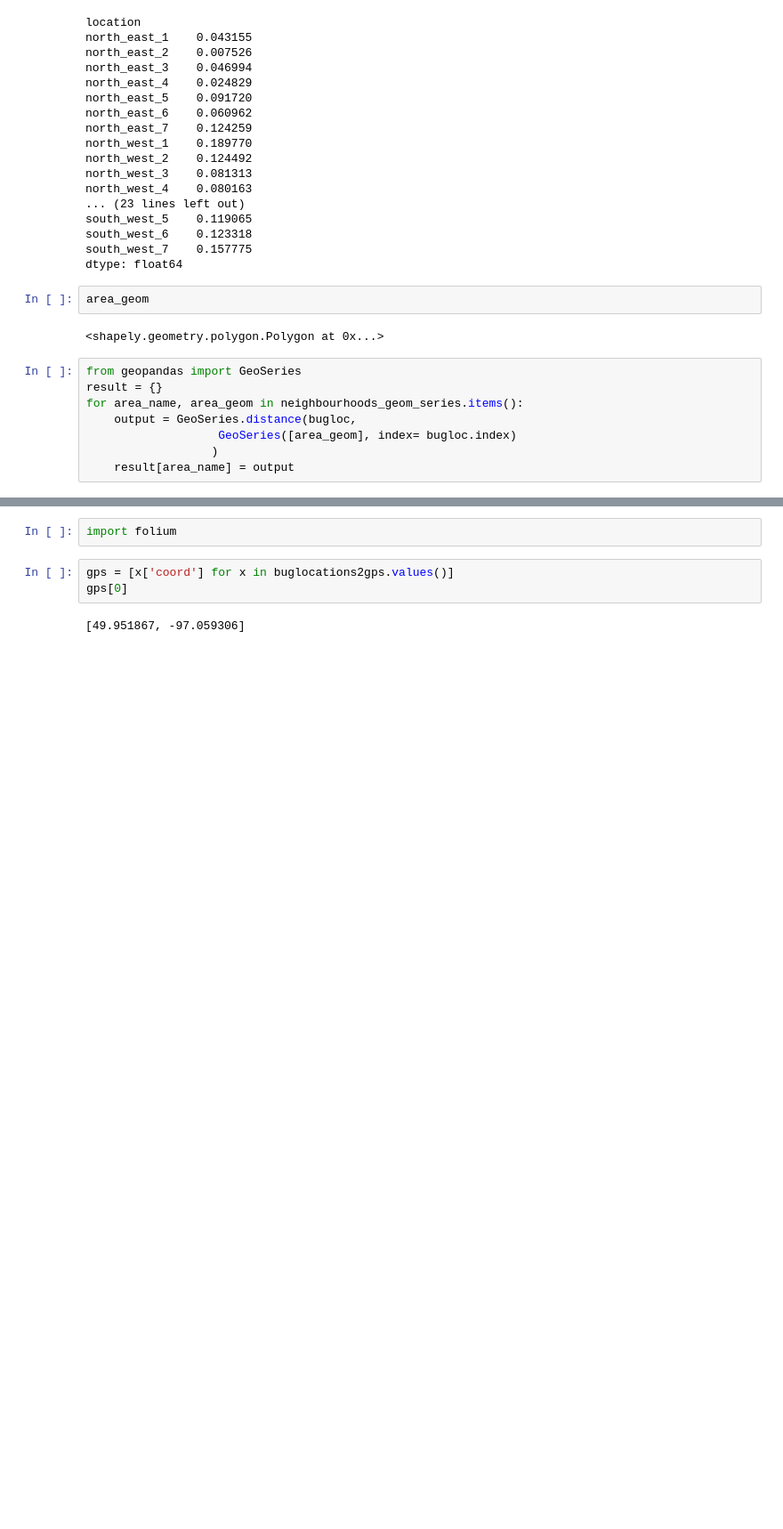
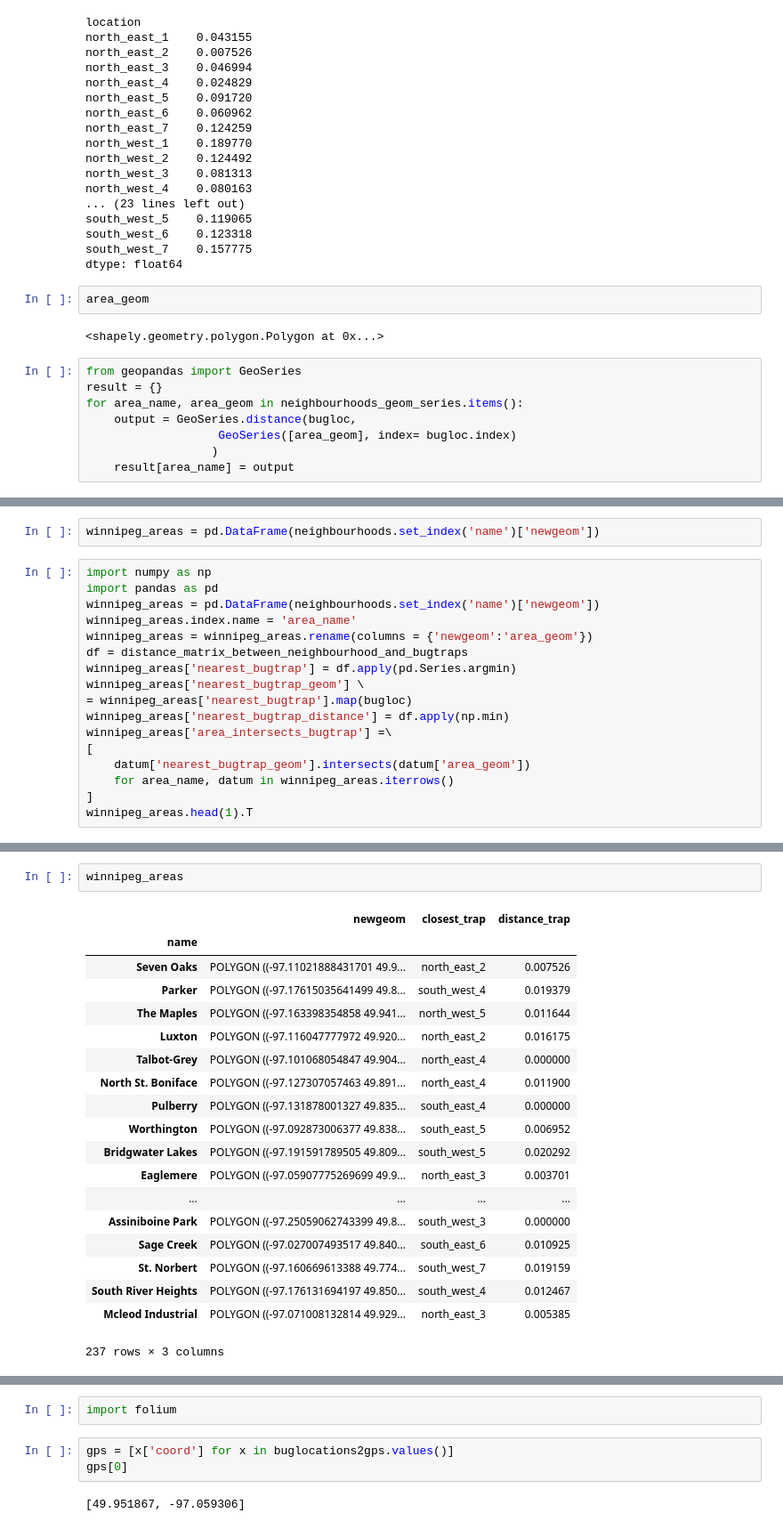
Before and after one commit to ruxi/opendata_hackathon_2018, a Jupyter notebook: Datasets_v3_newcoords.ipynb, the cells around one changed output, grey strips where cells are left out. Shown: that part at 89% size. Drawn from its saved outputs; the diff is of its cells as text; blank space fills up the shorter version.

Commit message:
winnipeg_area: dataframe with neighbourhood, nearest_bugtrap and related attributes

```diff
--- a/Datasets_v3_newcoords.ipynb
+++ b/Datasets_v3_newcoords.ipynb
@@ -369,0 +367,19 @@ No matching distribution found for fol
+# %%
+winnipeg_areas = pd.DataFrame(neighbourhoods.set_index('name')['newgeom'])
+# %%
+import numpy as np
+import pandas as pd
+winnipeg_areas = pd.DataFrame(neighbourhoods.set_index('name')['newgeom'])
+winnipeg_areas.index.name = 'area_name'
+winnipeg_areas = winnipeg_areas.rename(columns = {'newgeom':'area_geom'})
+df = distance_matrix_between_neighbourhood_and_bugtraps
+winnipeg_areas['nearest_bugtrap'] = df.apply(pd.Series.argmin)
+winnipeg_areas['nearest_bugtrap_geom'] \
+= winnipeg_areas['nearest_bugtrap'].map(bugloc)
+winnipeg_areas['nearest_bugtrap_distance'] = df.apply(np.min)
+winnipeg_areas['area_intersects_bugtrap'] =\
+[
+    datum['nearest_bugtrap_geom'].intersects(datum['area_geom'])
+    for area_name, datum in winnipeg_areas.iterrows()
+]
+winnipeg_areas.head(1).T
@@ -369,0 +416,22 @@ No matching distribution found for fol
+# %%
+winnipeg_areas
+# %% [output]
+|  | newgeom | closest_trap | distance_trap |
+| name |  |  |  |
+| Seven Oaks | POLYGON ((-97.11021888431701 49.9... | north_east_2 | 0.007526 |
+| Parker | POLYGON ((-97.17615035641499 49.8... | south_west_4 | 0.019379 |
+| The Maples | POLYGON ((-97.163398354858 49.941... | north_west_5 | 0.011644 |
+| Luxton | POLYGON ((-97.116047777972 49.920... | north_east_2 | 0.016175 |
+| Talbot-Grey | POLYGON ((-97.101068054847 49.904... | north_east_4 | 0.000000 |
+| North St. Boniface | POLYGON ((-97.127307057463 49.891... | north_east_4 | 0.011900 |
+| Pulberry | POLYGON ((-97.131878001327 49.835... | south_east_4 | 0.000000 |
+| Worthington | POLYGON ((-97.092873006377 49.838... | south_east_5 | 0.006952 |
+| Bridgwater Lakes | POLYGON ((-97.191591789505 49.809... | south_west_5 | 0.020292 |
+| Eaglemere | POLYGON ((-97.05907775269699 49.9... | north_east_3 | 0.003701 |
+| ... | ... | ... | ... |
+| Assiniboine Park | POLYGON ((-97.25059062743399 49.8... | south_west_3 | 0.000000 |
+| Sage Creek | POLYGON ((-97.027007493517 49.840... | south_east_6 | 0.010925 |
+| St. Norbert | POLYGON ((-97.160669613388 49.774... | south_west_7 | 0.019159 |
+| South River Heights | POLYGON ((-97.176131694197 49.850... | south_west_4 | 0.012467 |
+| Mcleod Industrial | POLYGON ((-97.071008132814 49.929... | north_east_3 | 0.005385 |
+237 rows × 3 columns
```
Also changed, not shown: parts of 9 cells of this notebook.
